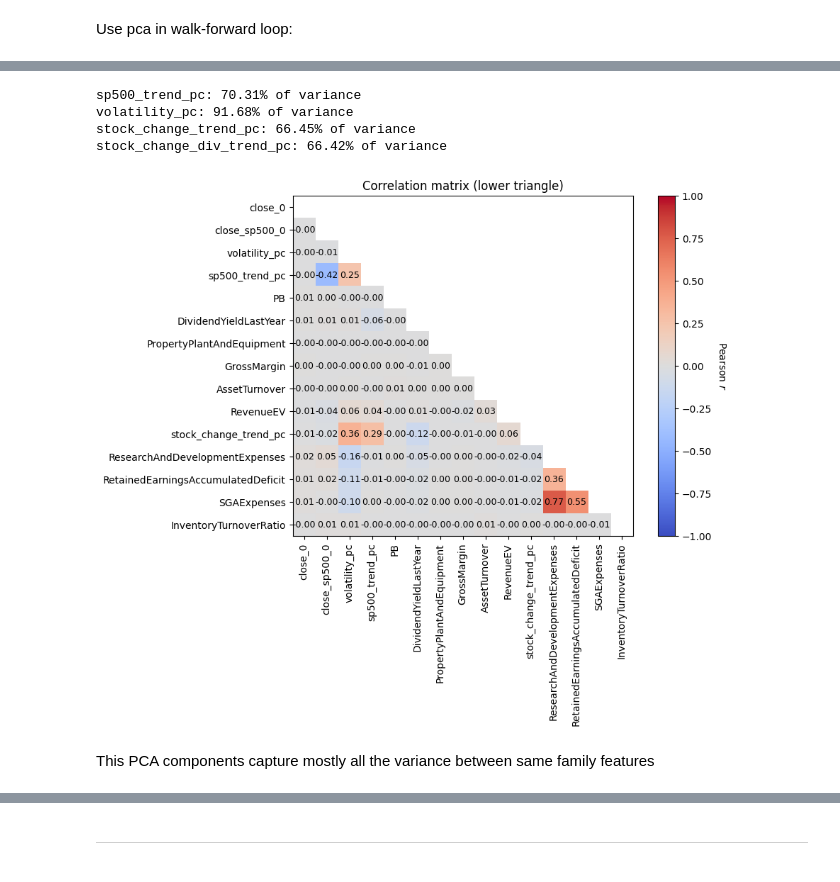
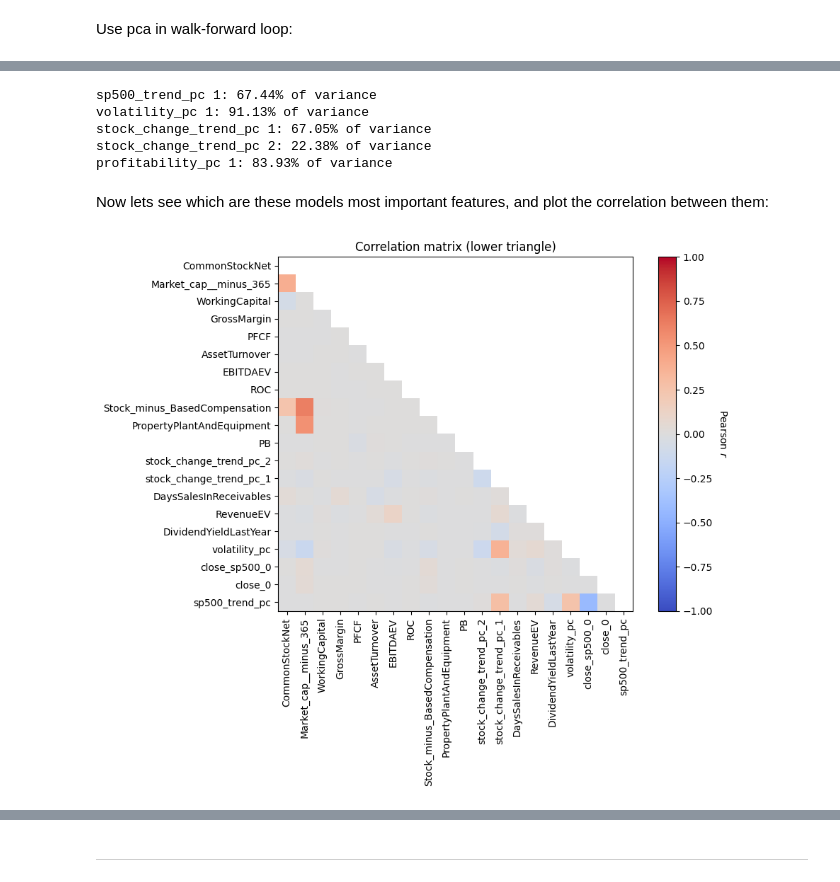
Before and after one commit to Riemann-def/zrive-ds, a Jupyter notebook: src/module_5/module5.ipynb, the cells around one changed output, grey strips where cells are left out. Saved outputs shown, nothing was run; the diff lists cells and outputs as text; code cells hidden in the pictures.

```diff
--- a/src/module_5/module5.ipynb
+++ b/src/module_5/module5.ipynb
@@ -215,7 +219,7 @@ This is the function which receives an `execution_date` and splits the dataset b
 # %%
 def run_model_for_execution_date(
             execution_date,all_results,all_predicted_tickers_list,all_models,n_estimators,
-            include_nulls_in_test = False, model_params=None
+            include_nulls_in_test = False, model_params=None, pca_pipelines = None
         ):
         global train_set
         global test_set
@@ -232,7 +236,7 @@ def run_model_for_execution_date(
             model, evals_result, X_train, X_test = train_model(train_set,
                                                               test_set,
                                                               n_estimators = n_estimators,
-                                                              model_params=model_params)
+                                                              model_params=model_params, pca_pipelines=pca_pipelines)
 
             test_set['prob'] = model.predict(X_test)
             predicted_tickers = test_set.sort_values('prob', ascending = False)
@@ -674,9 +655,9 @@ And also define `early_stopping_rounds`, to stop learning if we aren't improving
 # %%
-N_TRAIN_QUARTES = 20
+N_TRAIN_QUARTES = 16  # 4 years back
 MAX_DEPTH = 6
 N_TREES = 60    # Higher, but with early stopping
 LEARNING_RATE = 0.01
-FEATURE_FRACTION = 0.8
+FEATURE_FRACTION = 0.7
 BAGGING_FRACTION = 0.8
 EARLY_STOPPING_ROUNDS = 10
 
@@ -1184,17 +917,0 @@ Lets see which are the most important features:
-# %%
-def get_top_n_features_across_models(n: int = 15, models=all_models) -> list:
-    feature_importance_total = {}
-    for model in models.values():
-        fi = model.feature_importance()
-        fn = model.feature_name()
-        for i in range(len(fn)):
-            feature_importance_total[fn[i]] = feature_importance_total.get(fn[i], 0) + fi[i]
-    if not feature_importance_total:
-        print("No feature importances found. Are the models trained?")
-        return []
-    fi_df = pd.DataFrame([
-        {"feature": k, "total_importance": v}
-        for k, v in feature_importance_total.items()
-    ])
-    fi_df = fi_df.sort_values("total_importance", ascending=False)
-    return fi_df["feature"].head(n).tolist()
@@ -1357,9 +1075,15 @@ for execution_date in execution_dates:
         X_train,X_test
     ) = run_model_for_execution_date(
         execution_date,all_results_pca,all_predicted_tickers_list_pca,
-        all_models_pca,N_TREES,False, pca=True)
+        all_models_pca,N_TREES,False, model_params, pca_pipelines=pca_pipelines)
 
 all_predicted_tickers_pca = pd.concat(all_predicted_tickers_list_pca)
+
+pca_test_results = parse_results_into_df("valid_0", all_results_pca)
+pca_train_results = parse_results_into_df("training", all_results_pca)
+
+pca_test_results_final_tree = pca_test_results.sort_values(["execution_date","n_trees"]).drop_duplicates("execution_date",keep = "last")
+pca_train_results_final_tree = pca_train_results.sort_values(["execution_date","n_trees"]).drop_duplicates("execution_date",keep = "last")
 # %% [output]
 2005-06-30T00:00:00.000000000
 2005-09-30T00:00:00.000000000
@@ -1379,21 +1103,22 @@ all_predicted_tickers_pca = pd.concat(all_predicted_tickers_list_pca)
 2020-12-30T00:00:00.000000000
 2021-03-27T00:00:00.000000000
 # %%
-for name, pipe in pipelines.items():
-     evr = pipe.named_steps['pca'].explained_variance_ratio_[0]
-     print(f"{name}: {evr:.2%} of variance" )
+for name, pipe in pca_pipelines.items():
+     for i, evr in enumerate(pipe.named_steps['pca'].explained_variance_ratio_):
+          print(f"{name} {i+1}: {evr:.2%} of variance" )
 # %% [output]
-sp500_trend_pc: 70.31% of variance
-volatility_pc: 91.68% of variance
-stock_change_trend_pc: 66.45% of variance
-stock_change_div_trend_pc: 66.42% of variance
+sp500_trend_pc 1: 67.44% of variance
+volatility_pc 1: 91.13% of variance
+stock_change_trend_pc 1: 67.05% of variance
+stock_change_trend_pc 2: 22.38% of variance
+profitability_pc 1: 83.93% of variance
+# %% [markdown]
+Now lets see which are these models most important features, and plot the correlation between them:
 # %%
 plot_corr(
-    add_pcs(data_set, fit=False),
-    columns=get_top_n_features_across_models(15, all_models_pca),
+    add_pcs(data_set, pca_pipelines, fit=False),
+    columns=get_top_n_features_across_models(20, all_models_pca)['feature'].tolist(),
     figsize=(10, 8)
 )
 # %% [output]
-[figure, old version]
+[figure, new version]
-# %% [markdown]
-This PCA components capture mostly all the variance between same family features
```
Also changed, not shown: parts of 75 cells of this notebook, 1 other file.
